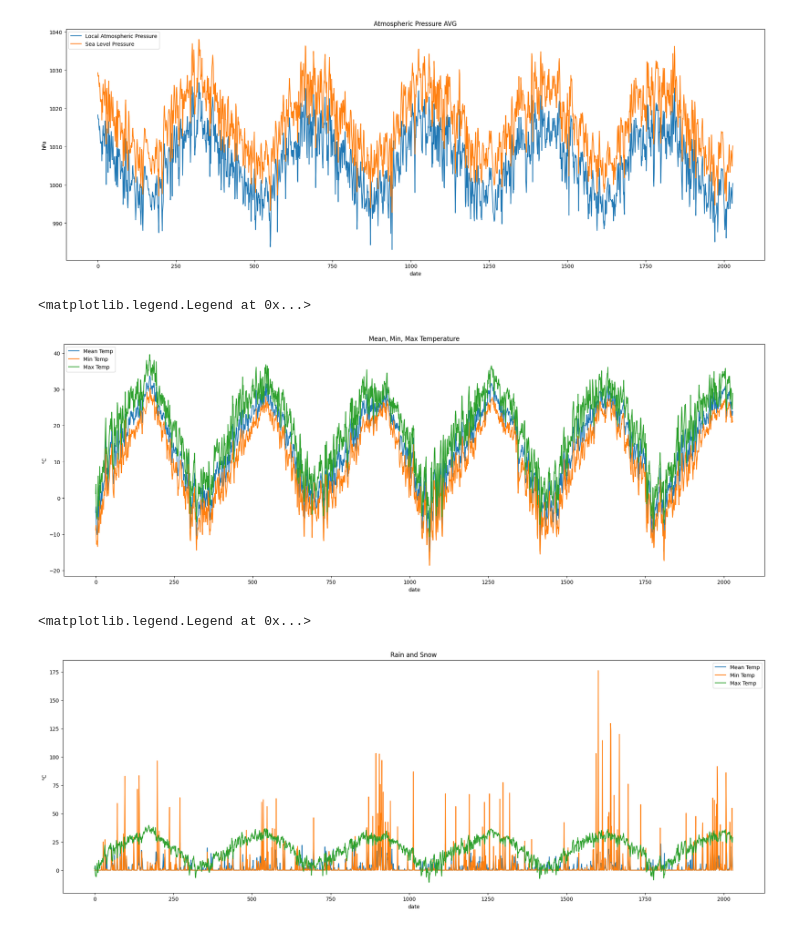
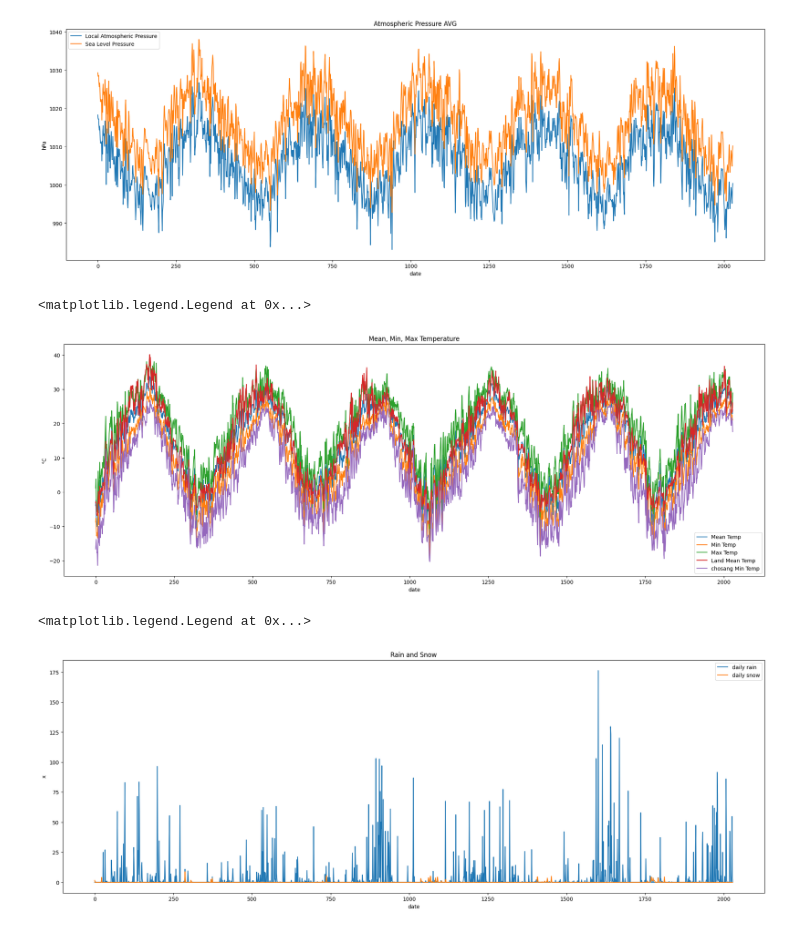
Before and after one commit to KangDohee2270/est_wassup_02, a Jupyter notebook: EDApks.ipynb, the cells around one changed output. Cells and saved outputs as stored; diff of their text form; code cells hidden in the pictures.

```diff
--- a/EDApks.ipynb
+++ b/EDApks.ipynb
@@ -64,6 +62,13 @@ Data columns (total 44 columns):
  43  9-9강수(mm)          1423 non-null   float64
 dtypes: float64(41), int64(1), object(2)
 memory usage: 1.2+ MB
+# %%
+drop_col = ["지점", "지점명", "최저기온 시각(hhmi)", "최고기온 시각(hhmi)", "최대 순간 풍속(m/s)", "최대 순간 풍속 풍향(16방위)", "최대 순간풍속 시각(hhmi)", "최대 풍속 시각(hhmi)",
+"풍정합(100m)", "평균 이슬점온도(°C)", "최소 상대습도 시각(hhmi)", "평균 증기압(hPa)", "최고 해면기압(hPa)", "최고 해면기압 시각(hhmi)", "최저 해면기압(hPa)",
+"최저 해면기압 시각(hhmi)", "가조시간(hr)", "합계 일조시간(hr)", "일 최심신적설(cm)", "일 최심신적설 시각(hhmi)", "일 최심적설 시각(hhmi)", "평균 중하층운량(1/10)", "합계 대형증발량(mm)", "합계 소형증발량(mm)",
+"9-9강수(mm)", "최대 풍속(m/s)", "최대 풍속 풍향(16방위)"]
+
+weather = weather.drop(columns=drop_col, axis=1)
 # %%
 weather.isnull().sum()
 # %% [output]
@@ -397,2 +372,5 @@ mer_na
 # %%
 merge_df["최저기온(°C)"] = merge_df["최저기온(°C)"].fillna(25.1)
+# %%
+no2_null = pd.read_csv("/home/dataset/no2_null_values.csv")
+no2_null.info()
@@ -501,2 +434,0 @@ dtype: int64
-# %%
-merge_df[merge_df["평균 현지기압(hPa)"].isnull()]["평균 현지기압(hPa)"] = 1011.6
@@ -670,22 +655,24 @@ plt.figure(figsize=(24, 8))
 plt.plot(merge_df.index, merge_df["평균기온(°C)"], label="Mean Temp")
 plt.plot(merge_df.index, merge_df["최저기온(°C)"], label="Min Temp")
 plt.plot(merge_df.index, merge_df["최고기온(°C)"], label="Max Temp")
+plt.plot(merge_df.index, merge_df["평균 지면온도(°C)"], label="Land Mean Temp")
+plt.plot(merge_df.index, merge_df["최저 초상온도(°C)"], label="chosang Min Temp")
 plt.xlabel('date')
 plt.ylabel('°C')
 plt.title("Mean, Min, Max Temperature")
 plt.legend()
 # %% [output]
 <matplotlib.legend.Legend at 0x...>
-[figure, old version]
+[figure, new version]
 # %%
 plt.figure(figsize=(24, 8))
-plt.plot(merge_df.index, merge_df["강수 계속시간(hr)"], label="Mean Temp")
-plt.plot(merge_df.index, merge_df["일강수량(mm)"], label="Min Temp")
-plt.plot(merge_df.index, merge_df["최고기온(°C)"], label="Max Temp")
+# plt.plot(merge_df.index, merge_df["강수 계속시간(hr)"], label="during rain")
+plt.plot(merge_df.index, merge_df["일강수량(mm)"], label="daily rain")
+plt.plot(merge_df.index, merge_df["일 최심적설(cm)"], label="daily snow") #단위 맞춰야 할듯
 plt.xlabel('date')
-plt.ylabel('°C')
+plt.ylabel('x')
 plt.title("Rain and Snow")
 plt.legend()
 # %% [output]
 <matplotlib.legend.Legend at 0x...>
-[figure, old version]
+[figure, new version]
```
Also changed, not shown: parts of 44 cells of this notebook.
